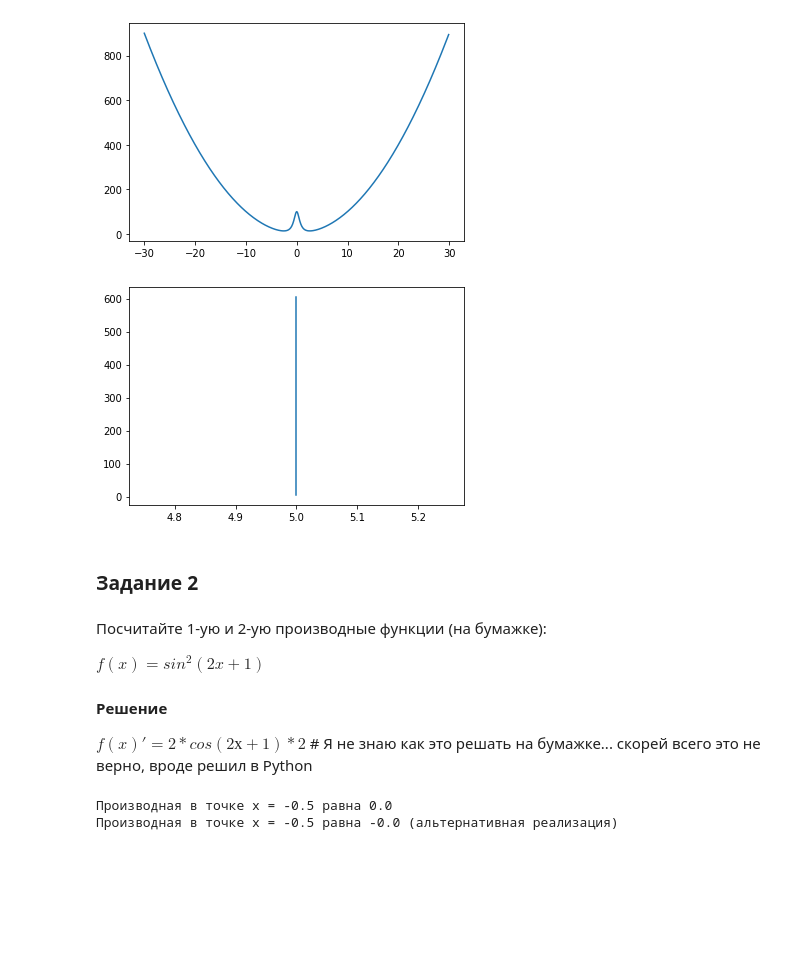
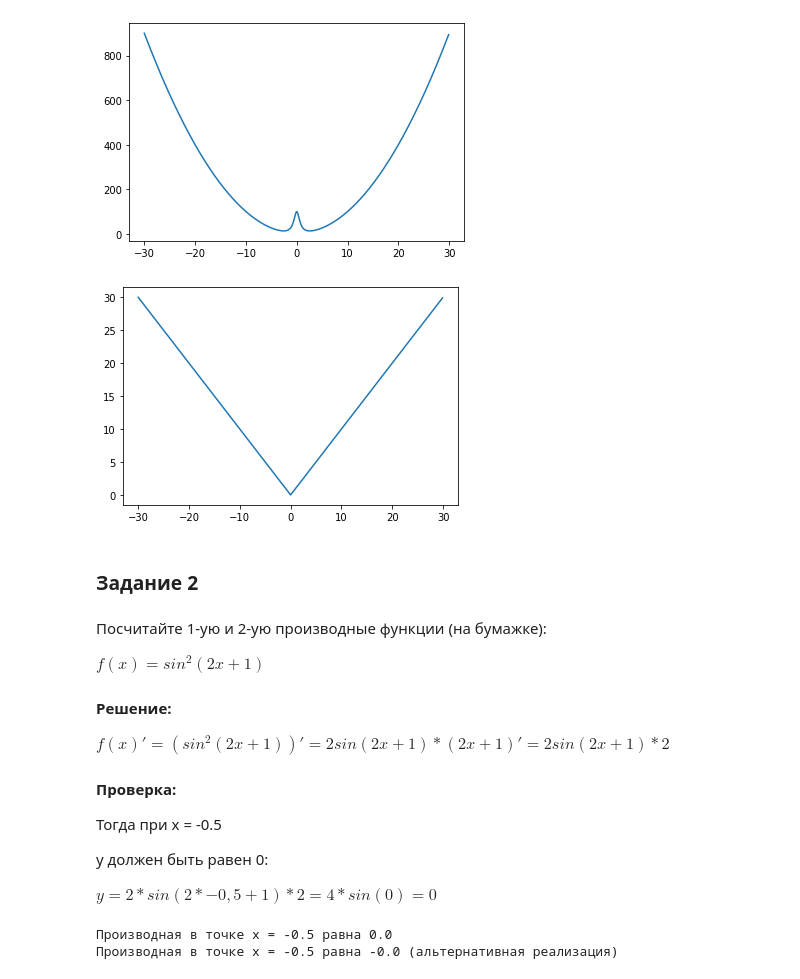
Before and after one commit to VladimirScherbakov/PythonNetology, a Jupyter notebook: DZ17Stat_DerivGradient/homework-2.ipynb, the cells around one changed output. Cells and saved outputs as stored; diff of their text form; code cells hidden in the pictures; blank space fills up the shorter version.

```diff
--- a/DZ17Stat_DerivGradient/homework-2.ipynb
+++ b/DZ17Stat_DerivGradient/homework-2.ipynb
@@ -72,22 +72,20 @@ plt.show()
 # %%
 # Функция с областью определения функции - 1 точка
 
 x_values = []
 y_values = []
 
-for _ in range(-300, 300):
-    x = 5
+for x in range(-300, 300):
+    x = x / 10
     x_values.append(x)
 
-z = 0
 for x in x_values:
-    y_values.append(x+z)
-    z += 1
+    y_values.append(math.sqrt(math.pow(-x, 2)))
 
 plt.plot(x_values, y_values)
 plt.show()
 # %% [output]
-[figure, old version]
+[figure, new version]
 # %% [markdown]
 ### Задание 2
 # %% [markdown]
@@ -95,8 +93,16 @@ plt.show()
 
 $f(x) = sin^2(2x+1)$
 
-#### Решение
-$f(x)' = 2*cos(2х+1) * 2$ # Я не знаю как это решать на бумажке... скорей всего это не верно, вроде решил в Python
+#### Решение:
+$f(x)' = (sin^2(2x+1))' = 2sin(2x+1) * (2x+1)' = 2sin(2x+1) * 2$
+
+#### Проверка:
+
+Тогда при х = -0.5
+
+y должен быть равен 0:
+
+$y = 2*sin(2*-0,5+1)*2 = 4*sin(0) = 0$
 # %%
 def fun(dx):
     return math.pow(math.sin(2*dx+1),2)
```
Also changed, not shown: parts of 7 cells of this notebook.
